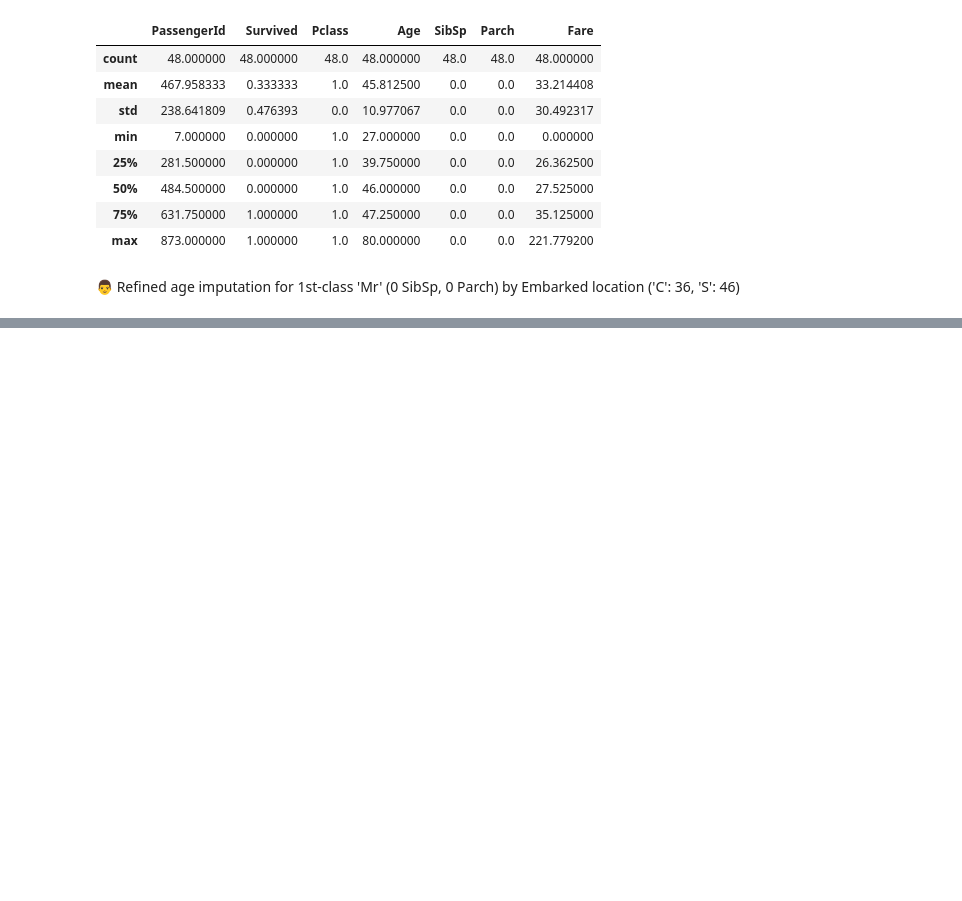
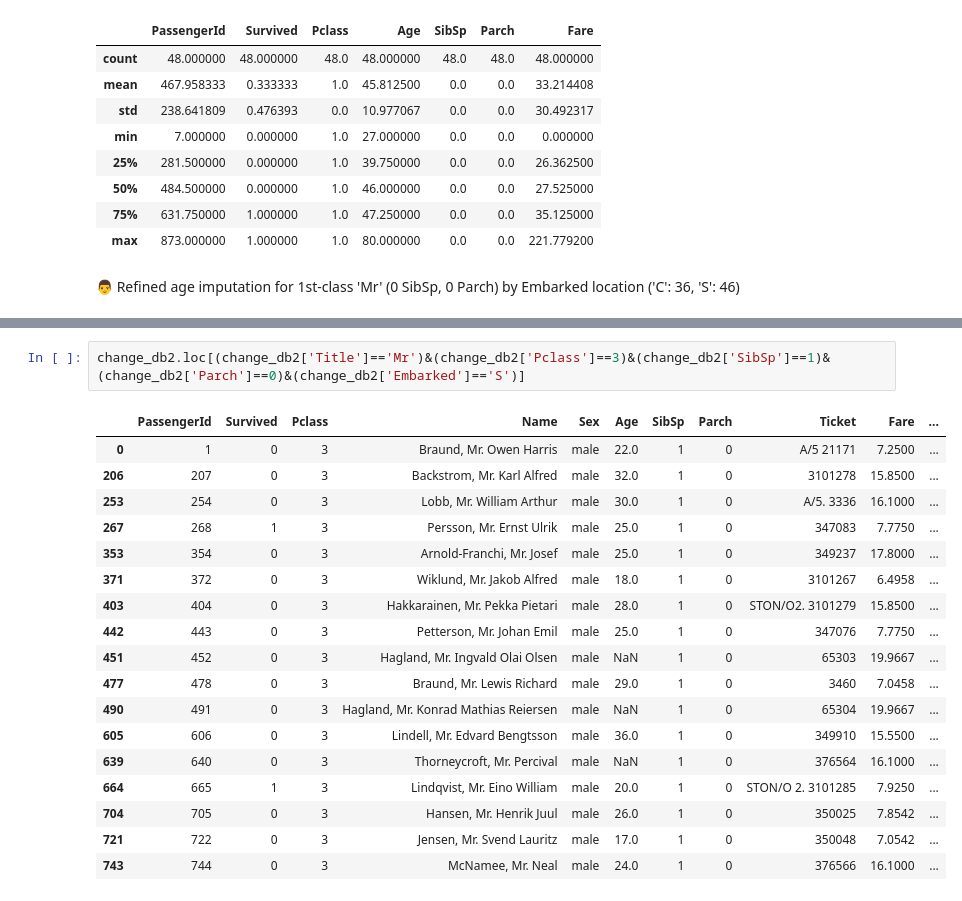
Before and after one commit to Restart29/titanic-analysis, a Jupyter notebook: notebooks/titanic.ipynb, the cells around one changed output, grey strips where cells are left out. Cells and saved outputs as stored; diff of their text form; blank space fills up the shorter version.

```diff
--- a/notebooks/titanic.ipynb
+++ b/notebooks/titanic.ipynb
@@ -1841,0 +2007,21 @@ change_db_cleaned.loc[(change_db_cleaned['Title']=='Mr')&(change_db_cleaned['Pcl
+# %%
+change_db2.loc[(change_db2['Title']=='Mr')&(change_db2['Pclass']==3)&(change_db2['SibSp']==1)&(change_db2['Parch']==0)&(change_db2['Embarked']=='S')]
+# %% [output]
+|  | PassengerId | Survived | Pclass | Name | Sex | Age | SibSp | Parch | Ticket | Fare | ... |
+| 0 | 1 | 0 | 3 | Braund, Mr. Owen Harris | male | 22.0 | 1 | 0 | A/5 21171 | 7.2500 | ... |
+| 206 | 207 | 0 | 3 | Backstrom, Mr. Karl Alfred | male | 32.0 | 1 | 0 | 3101278 | 15.8500 | ... |
+| 253 | 254 | 0 | 3 | Lobb, Mr. William Arthur | male | 30.0 | 1 | 0 | A/5. 3336 | 16.1000 | ... |
+| 267 | 268 | 1 | 3 | Persson, Mr. Ernst Ulrik | male | 25.0 | 1 | 0 | 347083 | 7.7750 | ... |
+| 353 | 354 | 0 | 3 | Arnold-Franchi, Mr. Josef | male | 25.0 | 1 | 0 | 349237 | 17.8000 | ... |
+| 371 | 372 | 0 | 3 | Wiklund, Mr. Jakob Alfred | male | 18.0 | 1 | 0 | 3101267 | 6.4958 | ... |
+| 403 | 404 | 0 | 3 | Hakkarainen, Mr. Pekka Pietari | male | 28.0 | 1 | 0 | STON/O2. 3101279 | 15.8500 | ... |
+| 442 | 443 | 0 | 3 | Petterson, Mr. Johan Emil | male | 25.0 | 1 | 0 | 347076 | 7.7750 | ... |
+| 451 | 452 | 0 | 3 | Hagland, Mr. Ingvald Olai Olsen | male | NaN | 1 | 0 | 65303 | 19.9667 | ... |
+| 477 | 478 | 0 | 3 | Braund, Mr. Lewis Richard | male | 29.0 | 1 | 0 | 3460 | 7.0458 | ... |
+| 490 | 491 | 0 | 3 | Hagland, Mr. Konrad Mathias Reiersen | male | NaN | 1 | 0 | 65304 | 19.9667 | ... |
+| 605 | 606 | 0 | 3 | Lindell, Mr. Edvard Bengtsson | male | 36.0 | 1 | 0 | 349910 | 15.5500 | ... |
+| 639 | 640 | 0 | 3 | Thorneycroft, Mr. Percival | male | NaN | 1 | 0 | 376564 | 16.1000 | ... |
+| 664 | 665 | 1 | 3 | Lindqvist, Mr. Eino William | male | 20.0 | 1 | 0 | STON/O 2. 3101285 | 7.9250 | ... |
+| 704 | 705 | 0 | 3 | Hansen, Mr. Henrik Juul | male | 26.0 | 1 | 0 | 350025 | 7.8542 | ... |
+| 721 | 722 | 0 | 3 | Jensen, Mr. Svend Lauritz | male | 17.0 | 1 | 0 | 350048 | 7.0542 | ... |
+| 743 | 744 | 0 | 3 | McNamee, Mr. Neal | male | 24.0 | 1 | 0 | 376566 | 16.1000 | ... |
```
Also changed, not shown: parts of 36 cells of this notebook.
